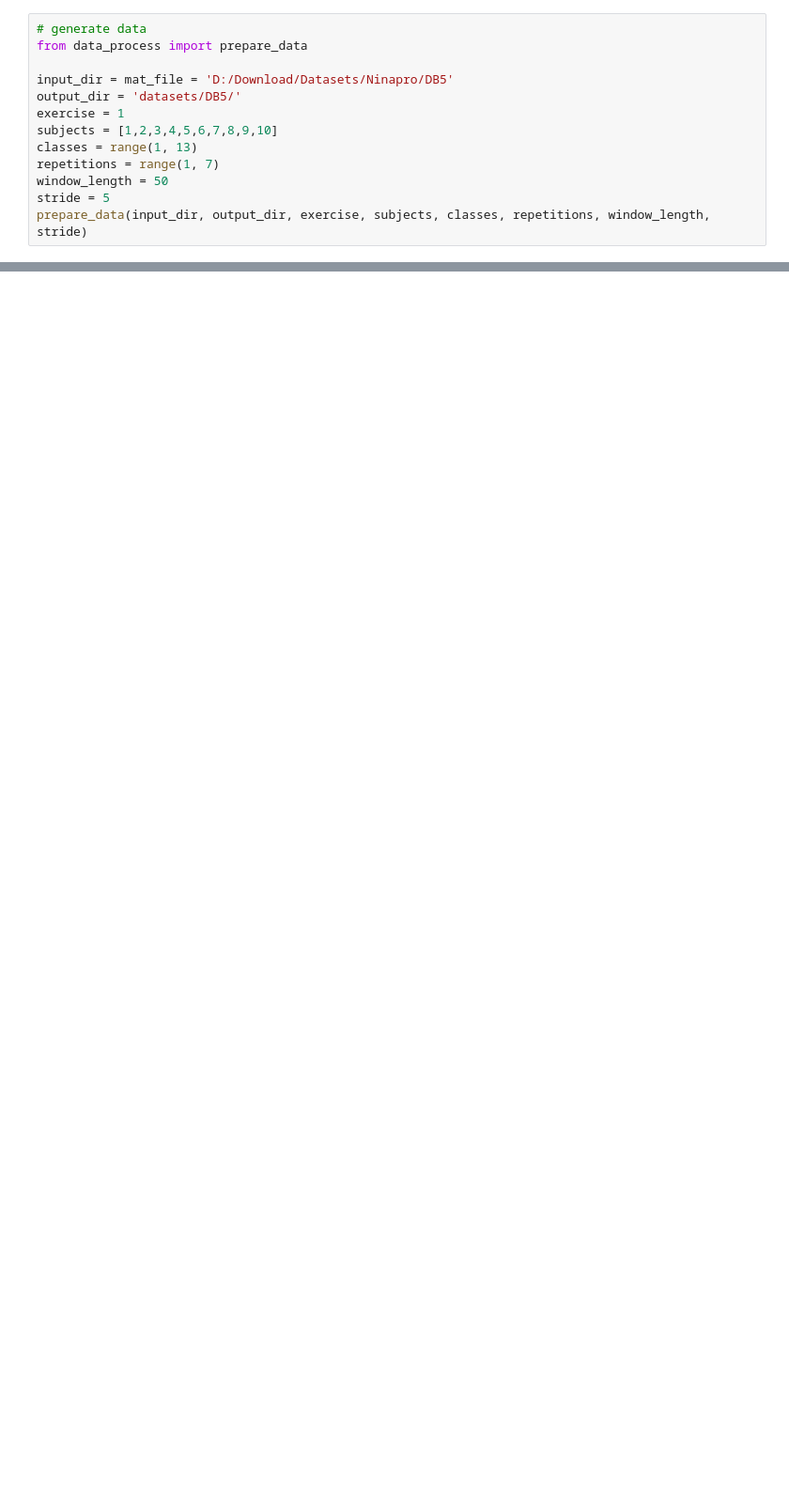
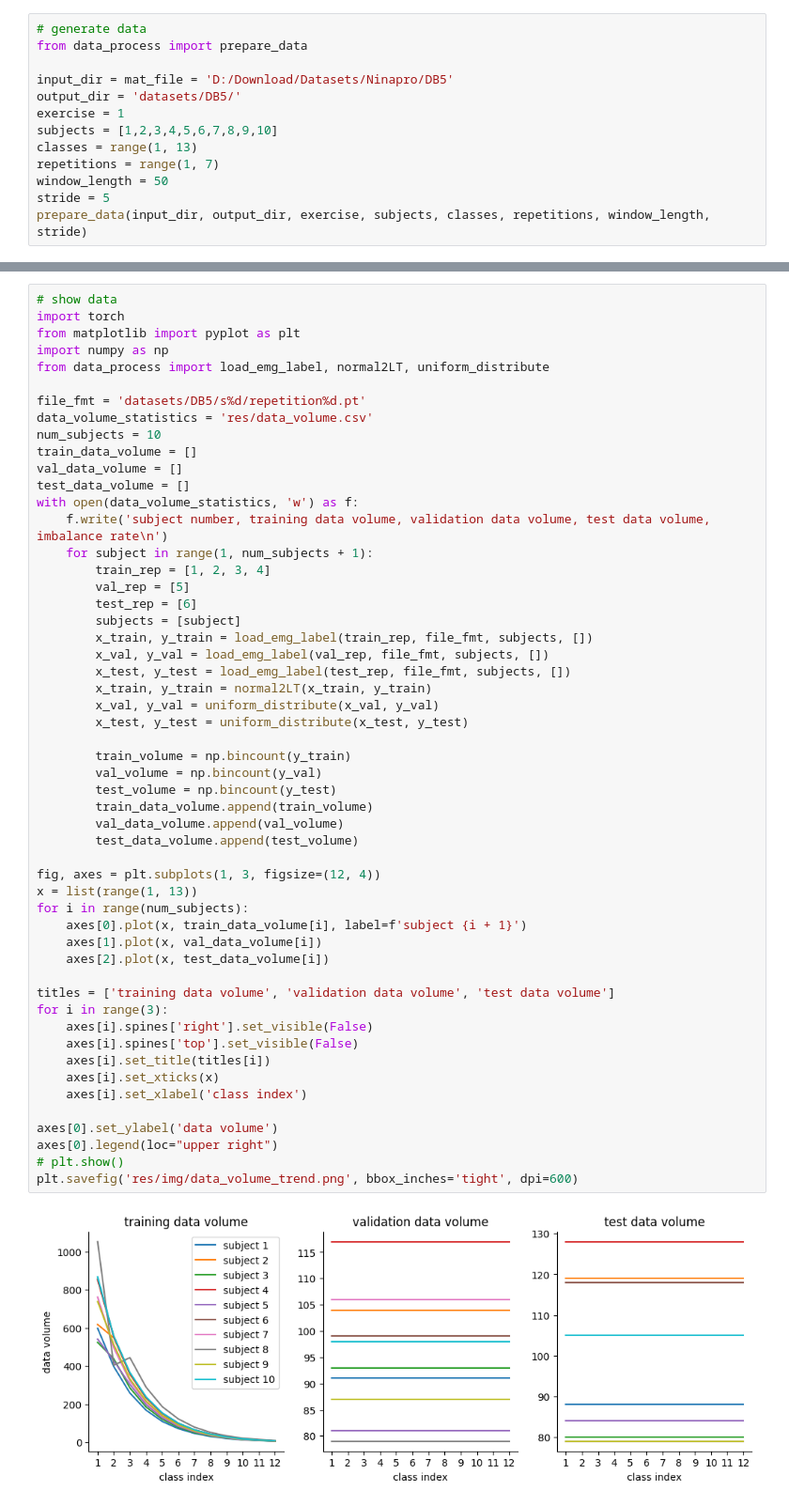
Before and after one commit to Auditor1234/myo_semg, a Jupyter notebook: tools.ipynb, the cells around one changed output, grey strips where cells are left out. Shown at 94% size. Drawn from its saved outputs; the diff is of its cells as text; blank space fills up the shorter version.

```diff
--- a/tools.ipynb
+++ b/tools.ipynb
@@ -21,0 +50,55 @@ print('ok')
+# %%
+# show data
+import torch
+from matplotlib import pyplot as plt
+import numpy as np
+from data_process import load_emg_label, normal2LT, uniform_distribute
+
+file_fmt = 'datasets/DB5/s%d/repetition%d.pt'
+data_volume_statistics = 'res/data_volume.csv'
+num_subjects = 10
+train_data_volume = []
+val_data_volume = []
+test_data_volume = []
+with open(data_volume_statistics, 'w') as f:
+    f.write('subject number, training data volume, validation data volume, test data volume, imbalance rate\n')
+    for subject in range(1, num_subjects + 1):
+        train_rep = [1, 2, 3, 4]
+        val_rep = [5]
+        test_rep = [6]
+        subjects = [subject]
+        x_train, y_train = load_emg_label(train_rep, file_fmt, subjects, [])
+        x_val, y_val = load_emg_label(val_rep, file_fmt, subjects, [])
+        x_test, y_test = load_emg_label(test_rep, file_fmt, subjects, [])
+        x_train, y_train = normal2LT(x_train, y_train)
+        x_val, y_val = uniform_distribute(x_val, y_val)
+        x_test, y_test = uniform_distribute(x_test, y_test)
+
+        train_volume = np.bincount(y_train)
+        val_volume = np.bincount(y_val)
+        test_volume = np.bincount(y_test)
+        train_data_volume.append(train_volume)
+        val_data_volume.append(val_volume)
+        test_data_volume.append(test_volume)
+
+fig, axes = plt.subplots(1, 3, figsize=(12, 4))
+x = list(range(1, 13))
+for i in range(num_subjects):
+    axes[0].plot(x, train_data_volume[i], label=f'subject {i + 1}')
+    axes[1].plot(x, val_data_volume[i])
+    axes[2].plot(x, test_data_volume[i])
+
+titles = ['training data volume', 'validation data volume', 'test data volume']
+for i in range(3):
+    axes[i].spines['right'].set_visible(False)
+    axes[i].spines['top'].set_visible(False)
+    axes[i].set_title(titles[i])
+    axes[i].set_xticks(x)
+    axes[i].set_xlabel('class index')
+
+axes[0].set_ylabel('data volume')
+axes[0].legend(loc="upper right")
+# plt.show()
+plt.savefig('res/img/data_volume_trend.png', bbox_inches='tight', dpi=600)
+# %% [output]
+[figure, added]
```
Also changed, not shown: parts of 6 cells of this notebook, 9 other files.
